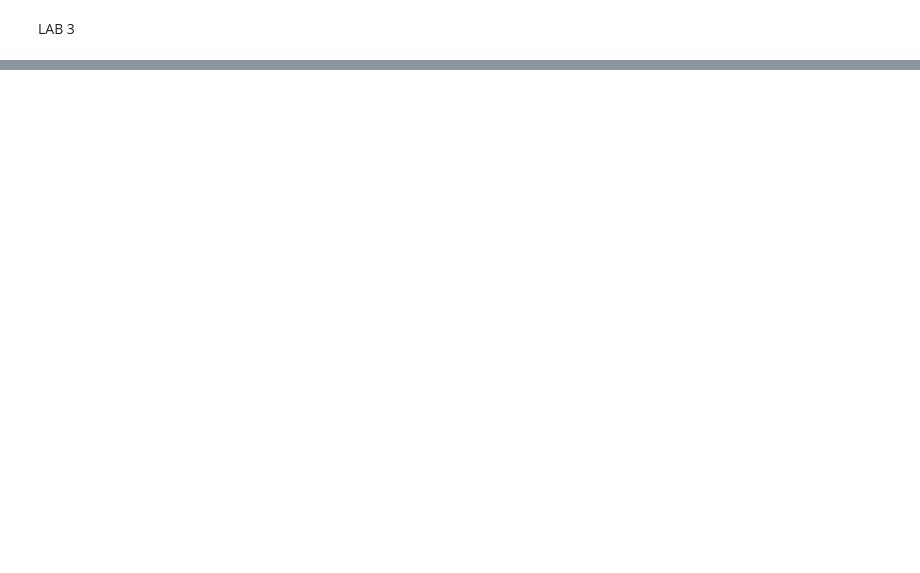
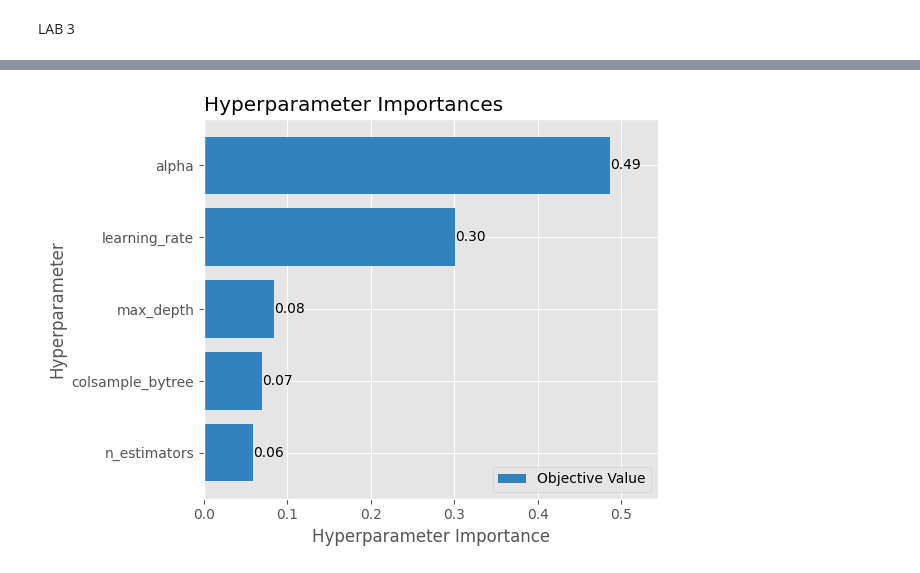
Before and after one commit to 03vladd/ML, a Jupyter notebook: Lab2.ipynb, the cells around one changed output, grey strips where cells are left out. Drawn from its saved outputs; the diff is of its cells as text; code cells hidden in the pictures; blank space fills up the shorter version.

```diff
--- a/Lab2.ipynb
+++ b/Lab2.ipynb
@@ -1228,0 +1259,8 @@ plt.show()
+# %%
+# check which parameters were most important
+optuna.visualization.matplotlib.plot_param_importances(study)
+plt.title('')
+plt.tight_layout()
+plt.show()
+# %% [output]
+[figure, added]
```
Also changed, not shown: parts of 55 cells of this notebook.
